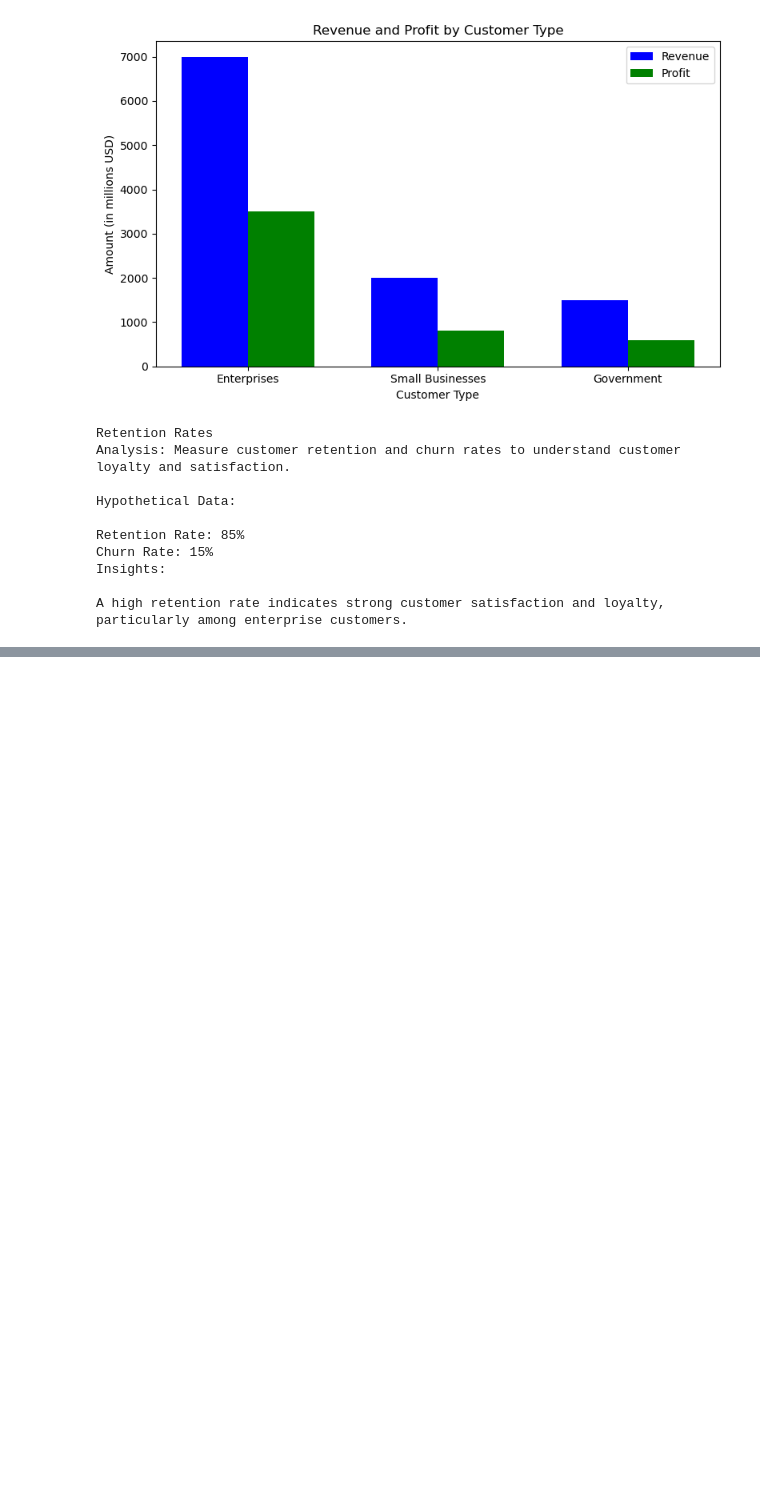
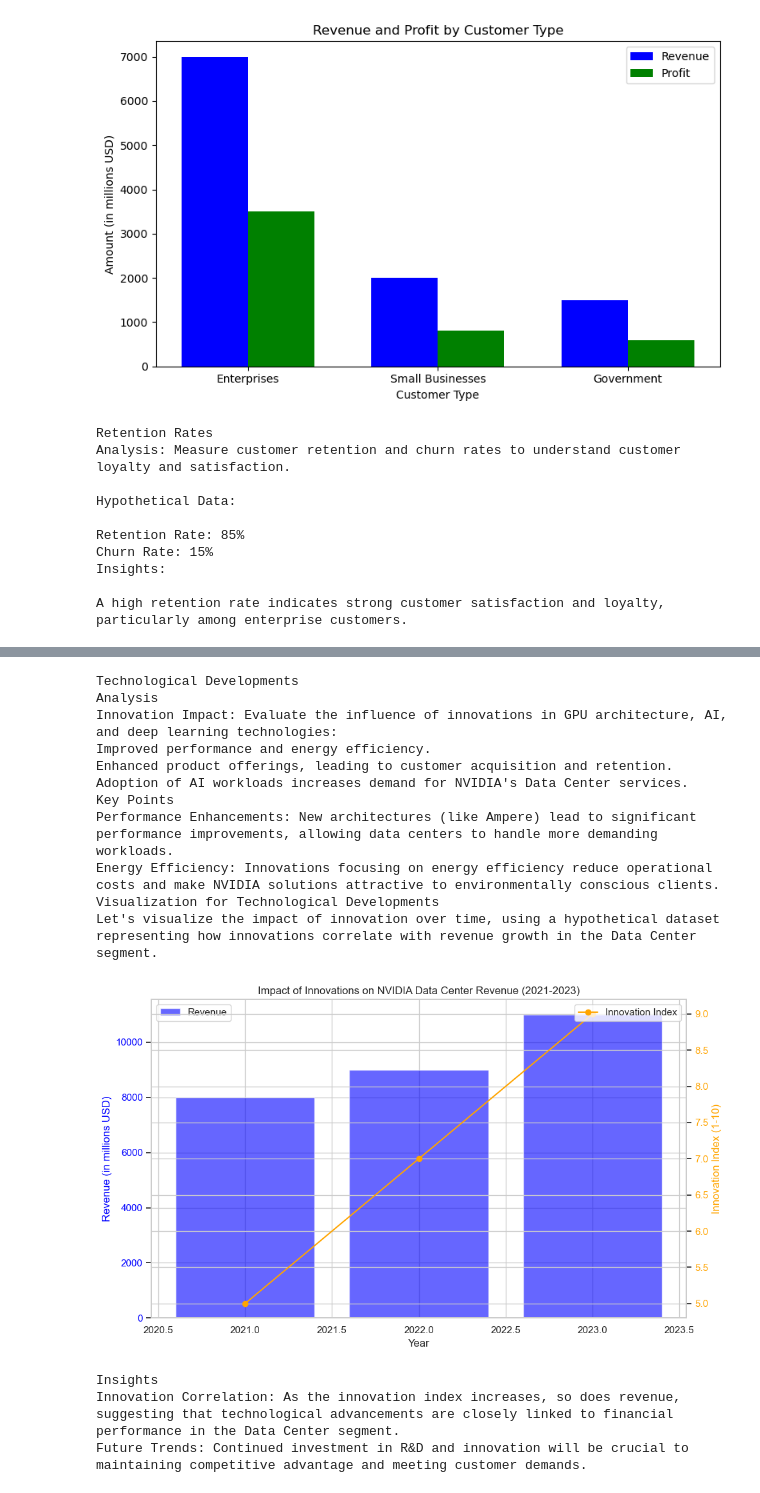
Before and after one commit to heythatwho/Data-Projects, a Jupyter notebook: Nvidia business Analysis.ipynb, the cells around one changed output, grey strips where cells are left out. Saved outputs shown, nothing was run; the diff lists cells and outputs as text; code cells hidden in the pictures; blank space fills up the shorter version.

```diff
--- a/Nvidia business Analysis.ipynb
+++ b/Nvidia business Analysis.ipynb
@@ -1151,0 +1289,63 @@ A high retention rate indicates strong customer satisfaction and loyalty, partic
+# %%
+print("""Technological Developments
+Analysis
+Innovation Impact: Evaluate the influence of innovations in GPU architecture, AI, and deep learning technologies:
+Improved performance and energy efficiency.
+Enhanced product offerings, leading to customer acquisition and retention.
+Adoption of AI workloads increases demand for NVIDIA's Data Center services.
+Key Points
+Performance Enhancements: New architectures (like Ampere) lead to significant performance improvements, allowing data centers to handle more demanding workloads.
+Energy Efficiency: Innovations focusing on energy efficiency reduce operational costs and make NVIDIA solutions attractive to environmentally conscious clients.
+Visualization for Technological Developments
+Let's visualize the impact of innovation over time, using a hypothetical dataset representing how innovations correlate with revenue growth in the Data Center segment.""")
+
+# Hypothetical data for innovation impact
+innovation_data = {
+    'Year': [2021, 2022, 2023],
+    'Revenue (in millions USD)': [8000, 9000, 11000],
+    'Innovation Index (1-10)': [5, 7, 9]  # Hypothetical index of innovations impacting performance
+}
+
+df_innovation = pd.DataFrame(innovation_data)
+
+# Create a dual-axis plot for revenue and innovation index
+fig, ax1 = plt.subplots(figsize=(10, 6))
+
+# Bar plot for revenue
+ax1.bar(df_innovation['Year'], df_innovation['Revenue (in millions USD)'], color='blue', alpha=0.6, label='Revenue')
+ax1.set_xlabel('Year')
+ax1.set_ylabel('Revenue (in millions USD)', color='blue')
+ax1.tick_params(axis='y', labelcolor='blue')
+
+# Create a secondary axis for innovation index
+ax2 = ax1.twinx()
+ax2.plot(df_innovation['Year'], df_innovation['Innovation Index (1-10)'], color='orange', marker='o', label='Innovation Index')
+ax2.set_ylabel('Innovation Index (1-10)', color='orange')
+ax2.tick_params(axis='y', labelcolor='orange')
+
+# Title and legend
+plt.title('Impact of Innovations on NVIDIA Data Center Revenue (2021-2023)')
+ax1.legend(loc='upper left')
+ax2.legend(loc='upper right')
+plt.tight_layout()
+plt.show()
+
+print("""Insights
+Innovation Correlation: As the innovation index increases, so does revenue, suggesting that technological advancements are closely linked to financial performance in the Data Center segment.
+Future Trends: Continued investment in R&D and innovation will be crucial to maintaining competitive advantage and meeting customer demands.""")
+# %% [output]
+Technological Developments
+Analysis
+Innovation Impact: Evaluate the influence of innovations in GPU architecture, AI, and deep learning technologies:
+Improved performance and energy efficiency.
+Enhanced product offerings, leading to customer acquisition and retention.
+Adoption of AI workloads increases demand for NVIDIA's Data Center services.
+Key Points
+Performance Enhancements: New architectures (like Ampere) lead to significant performance improvements, allowing data centers to handle more demanding workloads.
+Energy Efficiency: Innovations focusing on energy efficiency reduce operational costs and make NVIDIA solutions attractive to environmentally conscious clients.
+Visualization for Technological Developments
+Let's visualize the impact of innovation over time, using a hypothetical dataset representing how innovations correlate with revenue growth in the Data Center segment.
+[figure, added]
+Insights
+Innovation Correlation: As the innovation index increases, so does revenue, suggesting that technological advancements are closely linked to financial performance in the Data Center segment.
+Future Trends: Continued investment in R&D and innovation will be crucial to maintaining competitive advantage and meeting customer demands.
```
Also changed, not shown: parts of 2 cells of this notebook.
